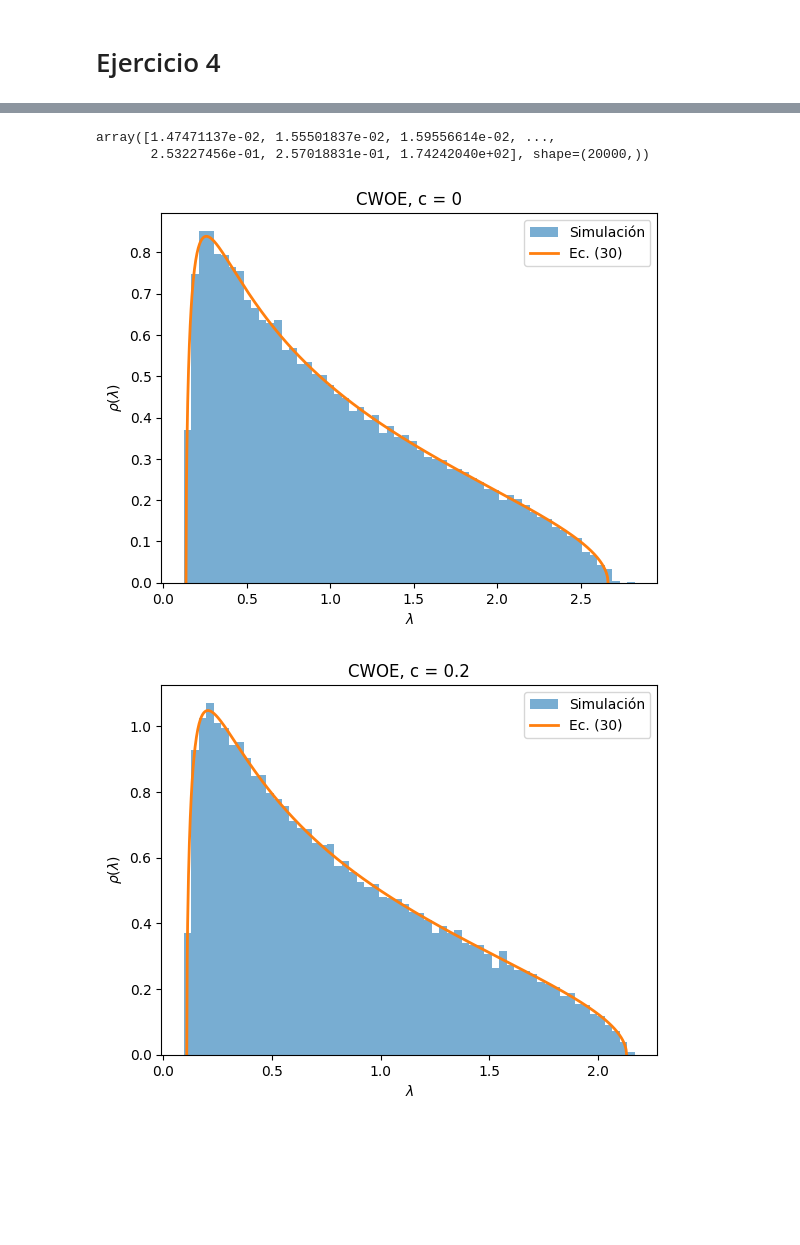
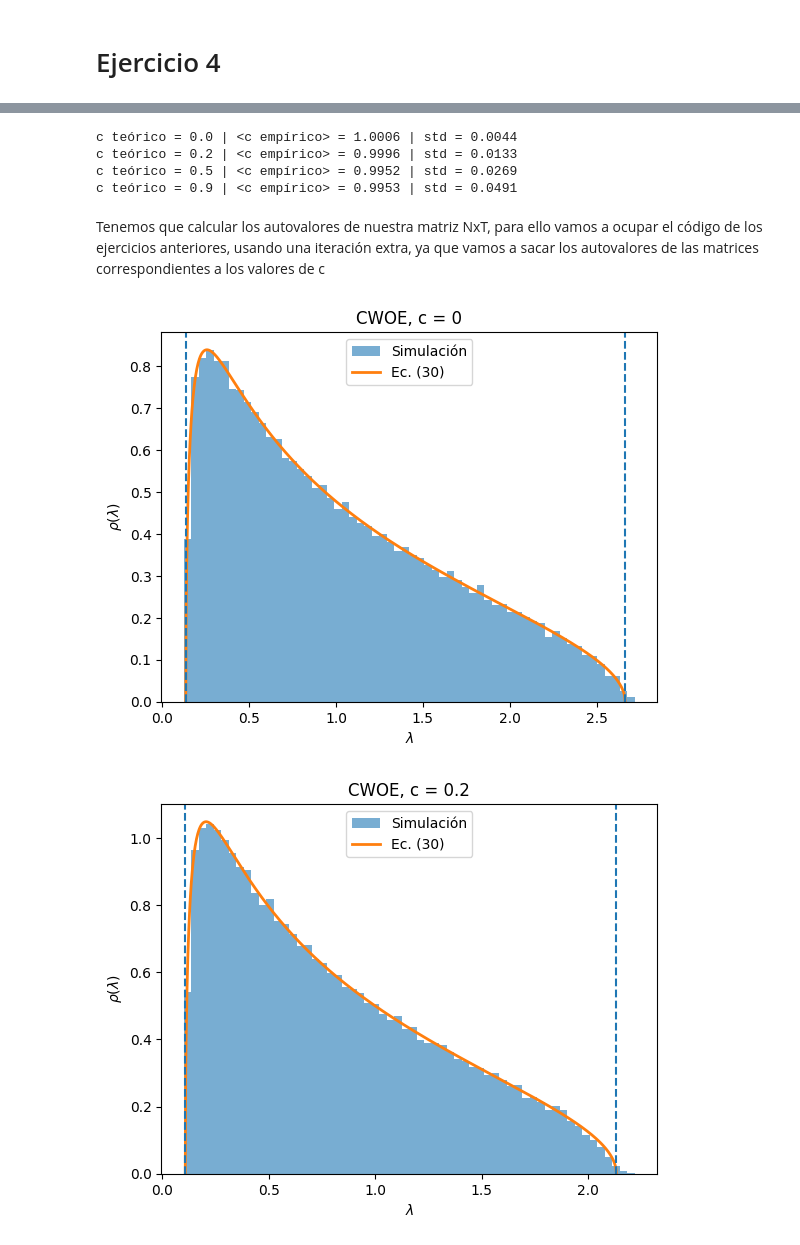
Before and after one commit to jorgexm20-sketch/RMT-econophysics-deep-learning, a Jupyter notebook: class-exercises/Exercise-04-Correlated-Wishart -Orthogonal-Ensemble.ipynb, the cells around one changed output, grey strips where cells are left out. Cells and saved outputs as stored; diff of their text form; code cells hidden in the pictures; blank space fills up the shorter version.

Commit message:
Este es un avance de la tarea 4, 10/09/2026

```diff
--- a/class-exercises/Exercise-04-Correlated-Wishart -Orthogonal-Ensemble.ipynb
+++ b/class-exercises/Exercise-04-Correlated-Wishart -Orthogonal-Ensemble.ipynb
@@ -26 +9,7 @@ for i in range(miembros):
+# %%
+miembros = 100
+N = 200
+T = 500
+kappa = T / N
+c =  [0, 0.2, 0.5,  0.9] # Estos son los diferentes valores de c que nos pide el ejercicio.
 # %% [markdown]
@@ -29,7 +18,10 @@ Los valores de c van a variar c = 0, 0.2, 0.5 y 0.9
 # %%
 def Xi(N, c):
     Xi = np.full((N,N),c, dtype= float)
+    """Este parte de aquí nos ayuda a crear la matriz de NxN, con el full llenamos los valores de c,
+    y nada más rellenamos con unos en la diagonal"""
     np.fill_diagonal(Xi, 1)
+    """Esta parte de aquí nos ayuda a rellenar con unos la diagonal"""
     return Xi
 # %% [markdown]
 Vamos a construir los datos correlacionados $X = X_{n}^{1/2}* D$
@@ -56 +51,31 @@ c =  [0, 0.2, 0.5,  0.9]
+# %%
+correlaciones_empiricas = []
+
+for i in c:
+
+    corr_realizaciones = []
+
+    for j in range(miembros):
+
+        C_math = C(N, T, i) # usando el código de arriba nos da una matriz que podemos tener valores de c
+        # Eliminamos los elementos diagonales
+        mascara = np.eye(N, dtype=bool)
+        """Nos genera una matriz de donde en la digagonal nos da los valores 'true' con eso vamos a utilizar para
+            para generar la traza. porque C_emp[mask] nos regresa los valores de a diagonal"""
+        # Promedio de las correlaciones fuera de la diagonal
+        c_emp = np.mean(C_math[mascara])
+
+        corr_realizaciones.append(c_emp)
+
+    correlaciones_empiricas.append(corr_realizaciones)
+
+    print(f"c teórico = {i:.1f} | " f"<c empírico> = {np.mean(corr_realizaciones):.4f} | " f"std = {np.std(corr_realizaciones):.4f}"
+    )
+# %% [output]
+c teórico = 0.0 | <c empírico> = 1.0006 | std = 0.0044
+c teórico = 0.2 | <c empírico> = 0.9996 | std = 0.0133
+c teórico = 0.5 | <c empírico> = 0.9952 | std = 0.0269
+c teórico = 0.9 | <c empírico> = 0.9953 | std = 0.0491
+# %% [markdown]
+Tenemos que calcular los autovalores de nuestra matriz NxT, para ello vamos a ocupar el código de los ejercicios anteriores, usando una iteración extra, ya que vamos a sacar los autovalores de las matrices correspondientes a los valores de c
 # %%
@@ -64,5 +89,0 @@ for j, valor in enumerate(c):
-# %%
-autovalores_C[3]
-# %% [output]
-array([1.47471137e-02, 1.55501837e-02, 1.59556614e-02, ...,
-       2.53227456e-01, 2.57018831e-01, 1.74242040e+02], shape=(20000,))
@@ -100,32 +119,34 @@ for i, ci in enumerate(c):
         bulk = valores[:, :-1].ravel()
 
     # Bordes teóricos
     lambda_menos = (1 - ci) * (kappa**(-0.5) - 1)**2
     lambda_mas   = (1 - ci) * (kappa**(-0.5) + 1)**2
 
     lambdas = np.linspace(lambda_menos, lambda_mas, 1000)
     rho = rho_teorica(lambdas, ci, kappa)
 
     plt.hist(
         bulk,
         bins=60,
         density=True,
         alpha=0.6,
         label="Simulación"
     )
 
     plt.plot(
         lambdas,
         rho,
         linewidth=2,
         label="Ec. (30)"
     )
 
     plt.xlabel(r"$\lambda$")
     plt.ylabel(r"$\rho(\lambda)$")
     plt.title(f"CWOE, c = {ci}")
+    plt.axvline(lambda_menos, linestyle="--")
+    plt.axvline(lambda_mas, linestyle="--")
     plt.legend()
     plt.show()
 # %% [output]
-[figure, old version]
+[figure, new version]
-[figure, old version]
+[figure, new version]
```
Also changed, not shown: parts of 12 cells of this notebook.
